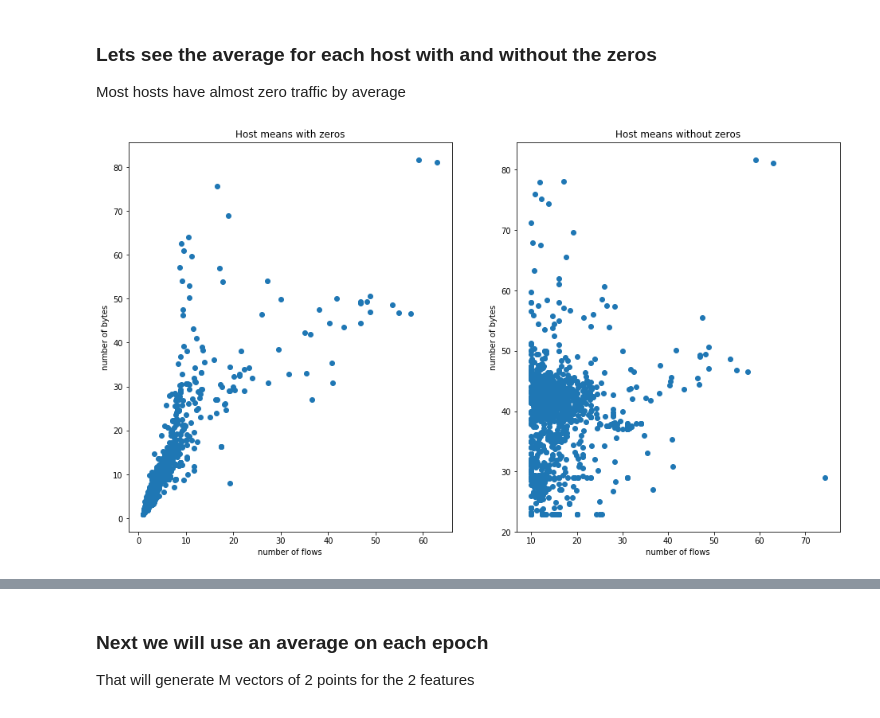
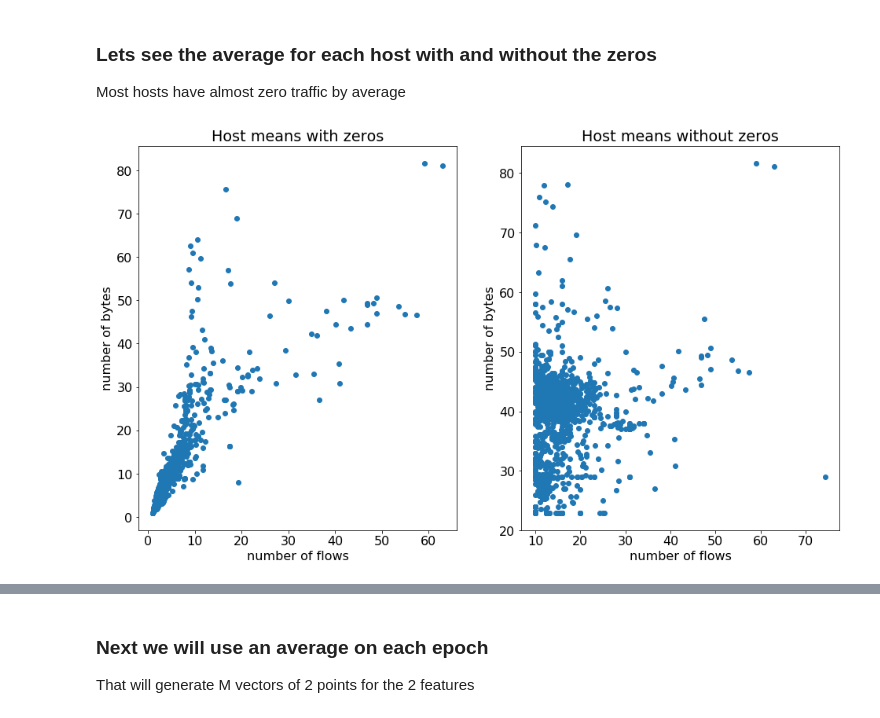
Before and after one commit to SotirisAnagnostidis/onlineAnomalyDetection, a Jupyter notebook: diploma/Compare Methods.ipynb, the cells around one changed output, grey strips where cells are left out. Drawn from its saved outputs; the diff is of its cells as text; code cells hidden in the pictures.

```diff
--- a/diploma/Compare Methods.ipynb
+++ b/diploma/Compare Methods.ipynb
@@ -38,7 +38,7 @@ hosts = np.array(list(set(df_all[df_all['time'] <= epochs_per_batch * time_epoch
 from helper import group_scale_data, group_scale_data_batch
 
 groupped_data, hosts, parameters = group_scale_data(df, size_of_bin_seconds=time_epoch,
-                                                    doScale=True, scaler='log', hosts=hosts)
+                                                    addZeros=True, doScale=True, scaler='log', hosts=hosts)
 # %%
 print('Total number of hosts:', len(hosts))
 print('Total datapoints:', len(groupped_data))
@@ -92,24 +135,28 @@ groupped_data.groupby('source computer').mean().head()
 Most hosts have almost zero traffic by average
 # %%
 import matplotlib.pyplot as plt
+
+
+rcParams['font.size'] = 16
+
 
 host_raw_data = groupped_data.groupby('source computer').mean().values[:,:2]
 host_raw_data_no_zeros = groupped_data[groupped_data['number of flows'] > 1].groupby('source computer').mean().values[:,:2]
 
 plt.subplot(1,2,1)
 plt.title('Host means with zeros')
 plt.ylabel('number of bytes')
 plt.xlabel('number of flows')
 plt.scatter(host_raw_data[:,0], host_raw_data[:,1])
 
 plt.subplot(1,2,2)
 plt.title('Host means without zeros')
 plt.ylabel('number of bytes')
 plt.xlabel('number of flows')
 plt.scatter(host_raw_data_no_zeros[:,0], host_raw_data_no_zeros[:,1])
 plt.show()
 # %% [output]
-[figure, old version]
+[figure, new version]
 # %%
 from sklearn.cluster import KMeans
 import numpy as np
```
Also changed, not shown: parts of 20 cells of this notebook, 5 other files.
